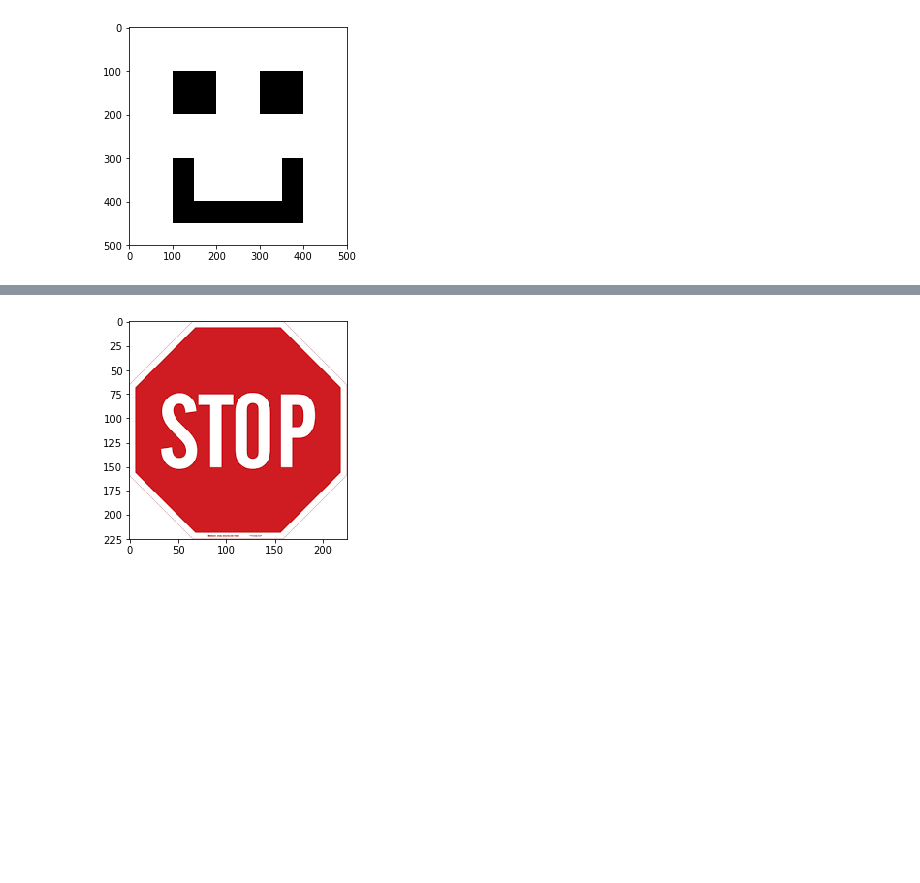
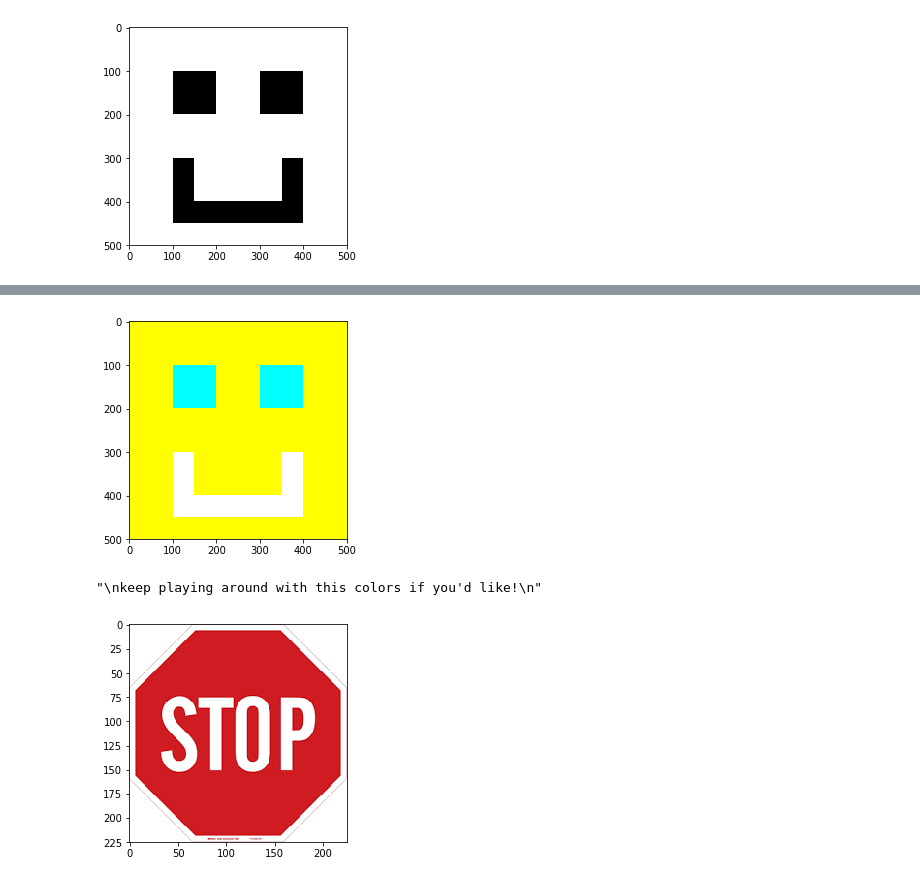
Before and after one commit to IanChar/AI4All, a Jupyter notebook: notebook1.ipynb, the cells around one changed output, grey strips where cells are left out. Saved outputs shown, nothing was run; the diff lists cells and outputs as text; code cells hidden in the pictures; blank space fills up the shorter version.

```diff
--- a/notebook1.ipynb
+++ b/notebook1.ipynb
@@ -145,3 +208,22 @@ show_image(canvas_rgb)
+# %%
+'''
+and turn the eyes cyan!
+'''
+# left eye
+canvas_rgb[100:200, 100:200, 0] = 0
+canvas_rgb[100:200, 100:200, 2] = 255
+# right eye
+canvas_rgb[100:200, 300:400, 0] = 0
+canvas_rgb[100:200, 300:400, 2] = 255
+
+show_image(canvas_rgb)
+
+'''
+keep playing around with these colors if you'd like!
+'''
+# %% [output]
+[figure, added]
+"\nkeep playing around with this colors if you'd like!\n"
 # %%
 '''
 load real image
```
Also changed, not shown: parts of 7 cells of this notebook, 33 other files.
